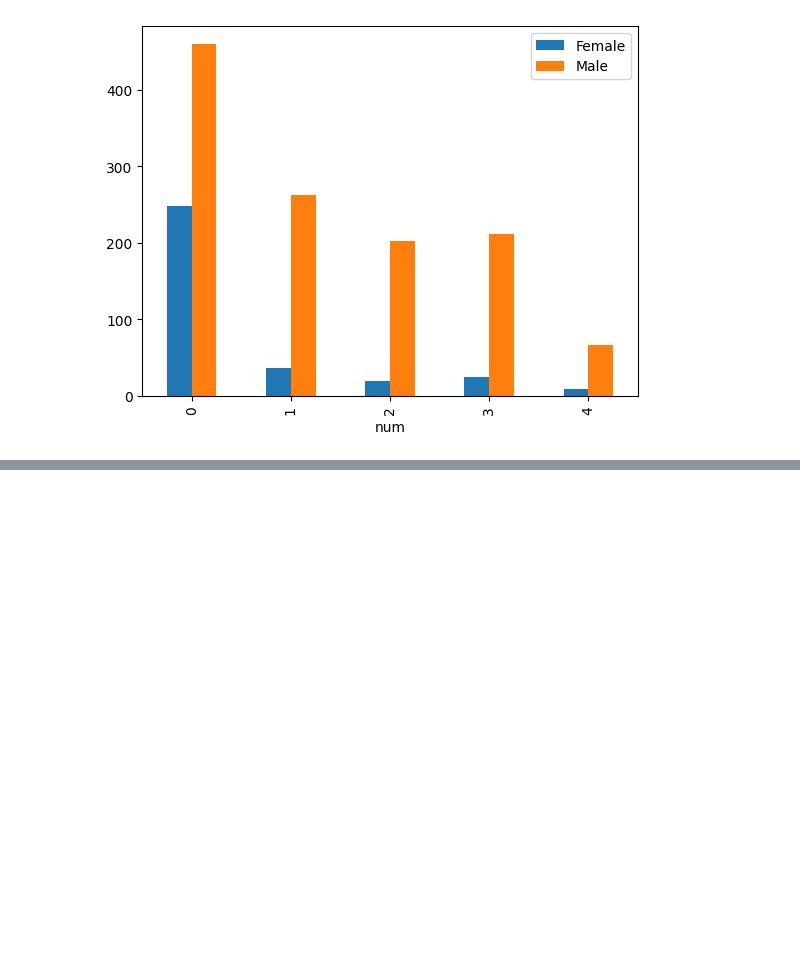
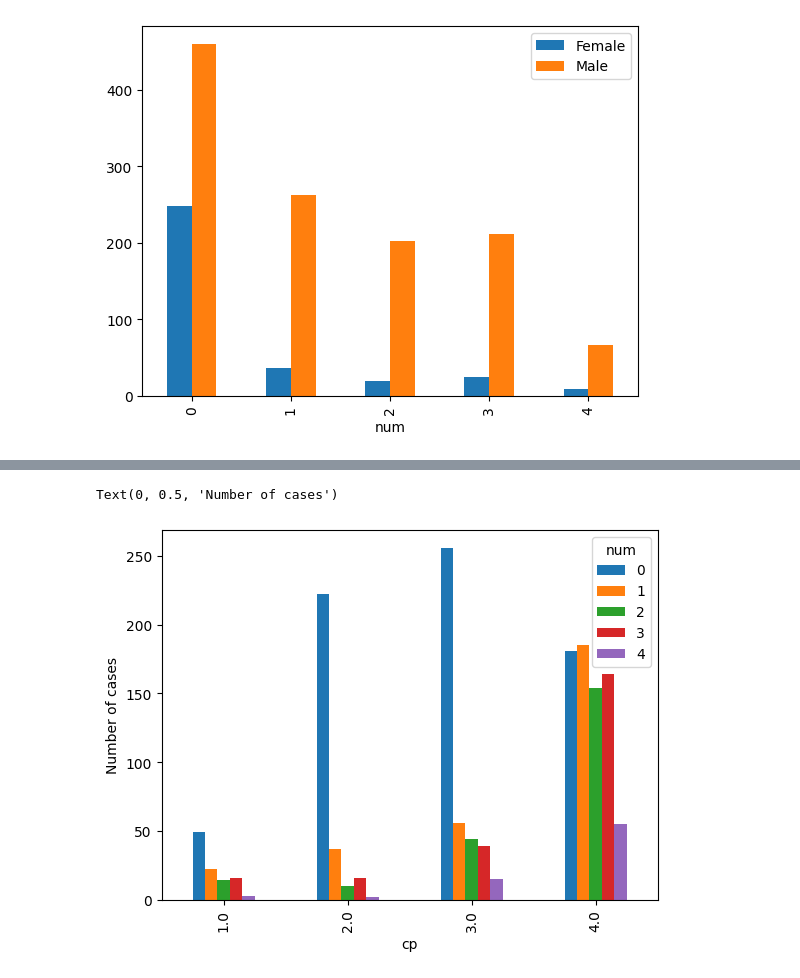
Before and after one commit to Abhi-pacific/heart-disease-prediction-project, a Jupyter notebook: Heart_disease_prediction.ipynb, the cells around one changed output, grey strips where cells are left out. Drawn from its saved outputs; the diff is of its cells as text; code cells hidden in the pictures; blank space fills up the shorter version.

```diff
--- a/Heart_disease_prediction.ipynb
+++ b/Heart_disease_prediction.ipynb
@@ -346,0 +358,8 @@ ax.legend(['Female', 'Male'])
+# %%
+# checking the for the CP and heart disease with the help of graph
+
+pd.crosstab(df_full.cp,df_full.num).plot(kind='bar')
+plt.ylabel('Number of cases')
+# %% [output]
+Text(0, 0.5, 'Number of cases')
+[figure, added]
```
Also changed, not shown: parts of 10 cells of this notebook.
